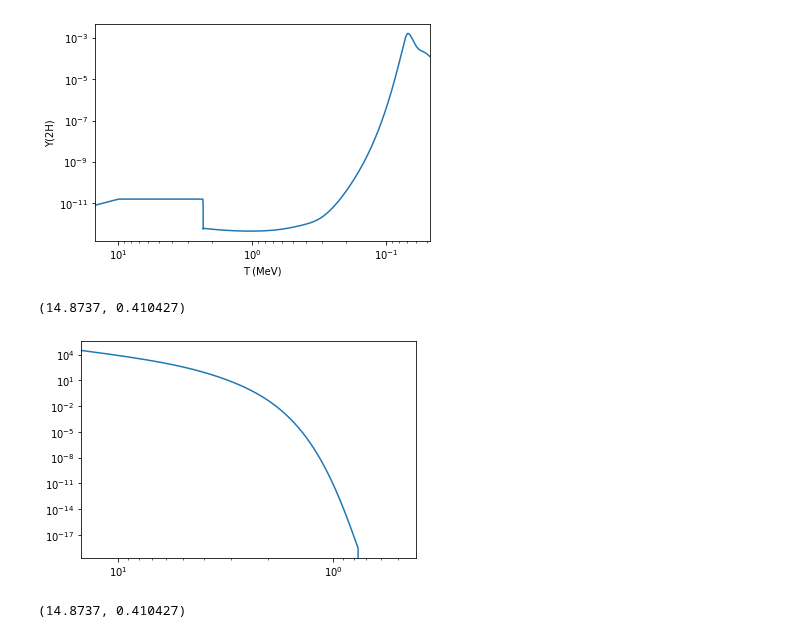
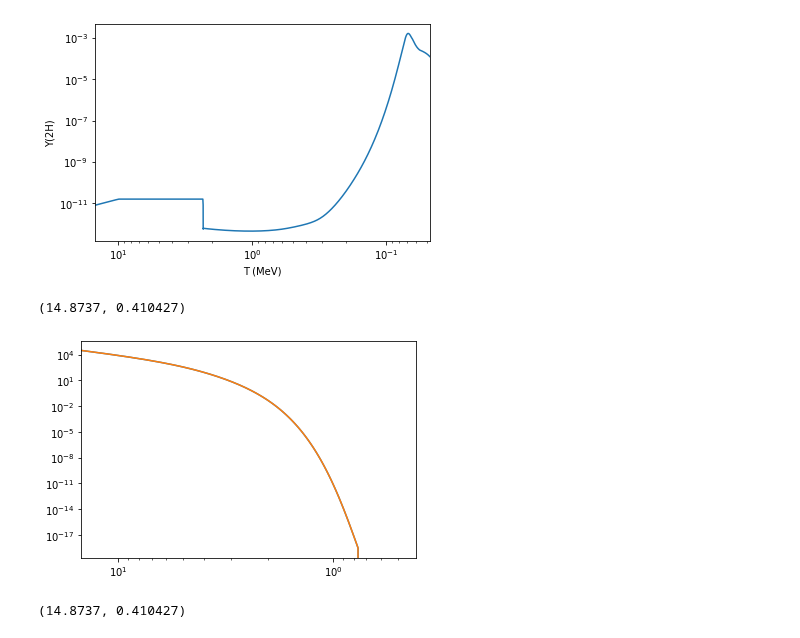
Before and after one commit to nuLABatUSD/BBN_sterile_decay, a Jupyter notebook: diff_plots.ipynb, the cells around one changed output. Cells and saved outputs as stored; diff of their text form; code cells hidden in the pictures.

```diff
--- a/diff_plots.ipynb
+++ b/diff_plots.ipynb
@@ -141,13 +141,17 @@ bbn_constraints.c:13:5: note: array 'translate' declared here
 # %%
 rns = extract_array(res[0], 'rho_vs(MeV^4)')
 TT = extract_array(res[0], 'T (MeV)')
 
+rns2 = extract_array(res_h[0], 'rho_vs(MeV^4)')
+TT2 = extract_array(res_h[0], 'T (MeV)')
+
 plt.figure()
 plt.loglog(TT, rns)
+plt.loglog(TT2, rns2)
 plt.xlim(max(TT), min(TT))
 # %% [output]
 (14.8737, 0.410427)
-[figure, old version]
+[figure, new version]
 # %%
 rn = extract_array(res[0], 'rho_{{nu}_{vs}}')
 TT = extract_array(res[0], 'T (MeV)')
```
Also changed, not shown: parts of 6 cells of this notebook.
